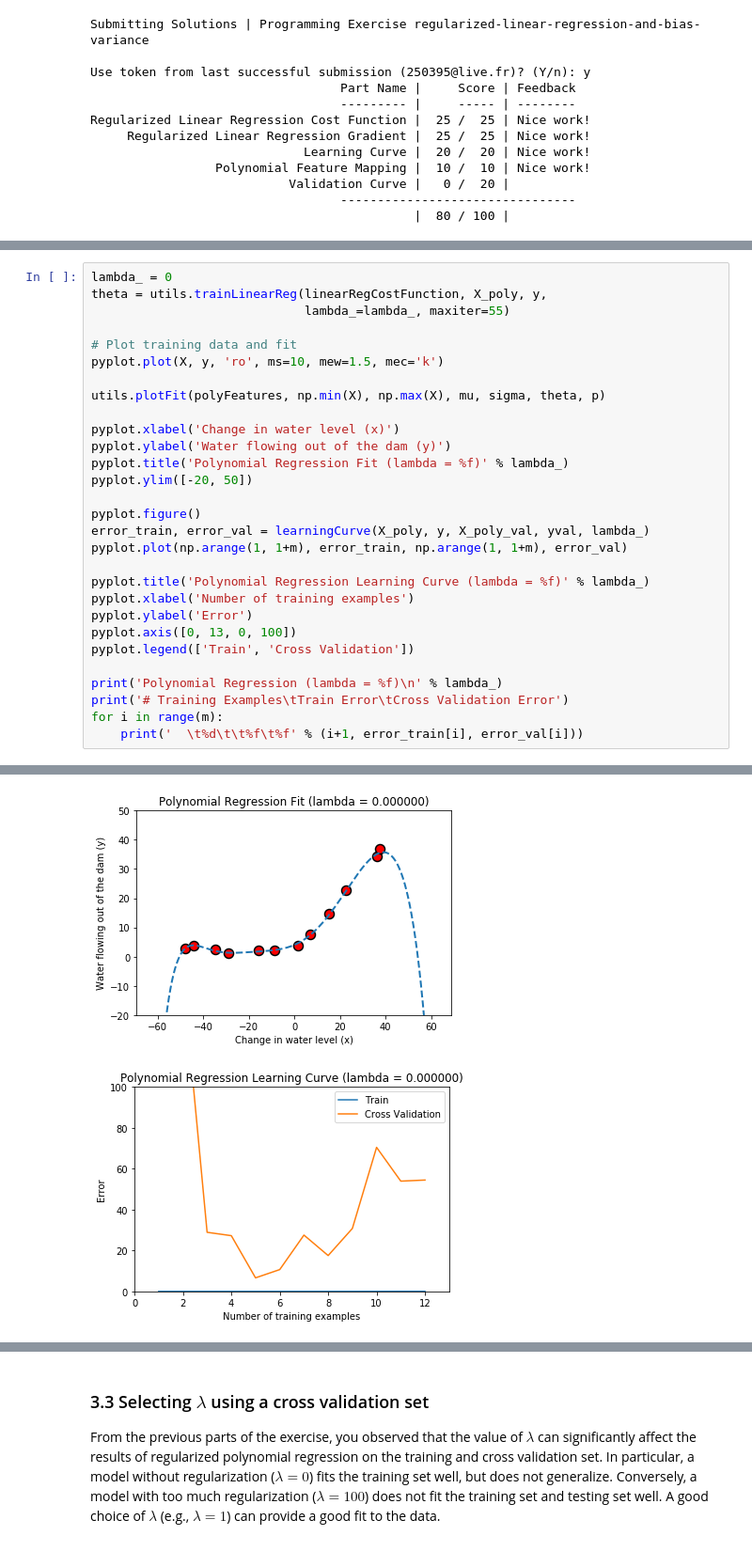
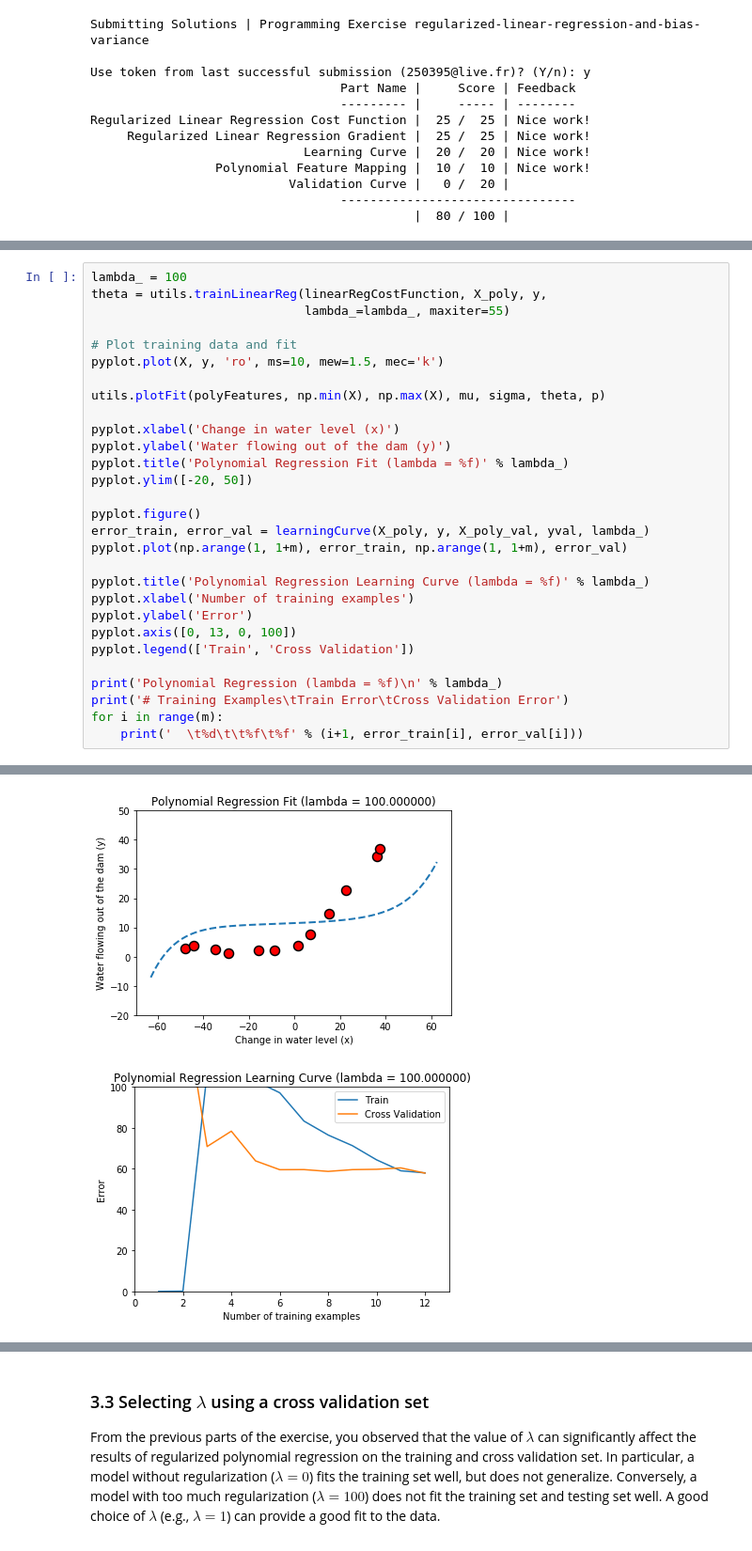
Before and after one commit to Thomas2512/ml-coursera-python-assignments, a Jupyter notebook: Exercise5/exercise5.ipynb, the cells around one changed output, grey strips where cells are left out. Shown: that part at 94% size. Cells and saved outputs as stored; diff of their text form.

Commit message:
played with lambda for th learning curve

```diff
--- a/Exercise5/exercise5.ipynb
+++ b/Exercise5/exercise5.ipynb
@@ -591,7 +591,7 @@ You should see that the polynomial fit is able to follow the datapoints very wel
 
 To better understand the problems with the unregularized ($\lambda = 0$) model, you can see that the learning curve  shows the same effect where the training error is low, but the cross validation error is high. There is a gap between the training and cross validation errors, indicating a high variance problem.
 # %%
-lambda_ = 0
+lambda_ = 100
 theta = utils.trainLinearReg(linearRegCostFunction, X_poly, y,
                              lambda_=lambda_, maxiter=55)
 
@@ -638,5 +638,5 @@ Polynomial Regression (lambda = 0.000000)
-[figure, old version]
+[figure, new version]
-[figure, old version]
+[figure, new version]
 # %% [markdown]
 One way to combat the overfitting (high-variance) problem is to add regularization to the model. In the next section, you will get to  try different $\lambda$ parameters to see how regularization can lead to a better model.
 
```
Also changed, not shown: parts of 1 cell of this notebook.
